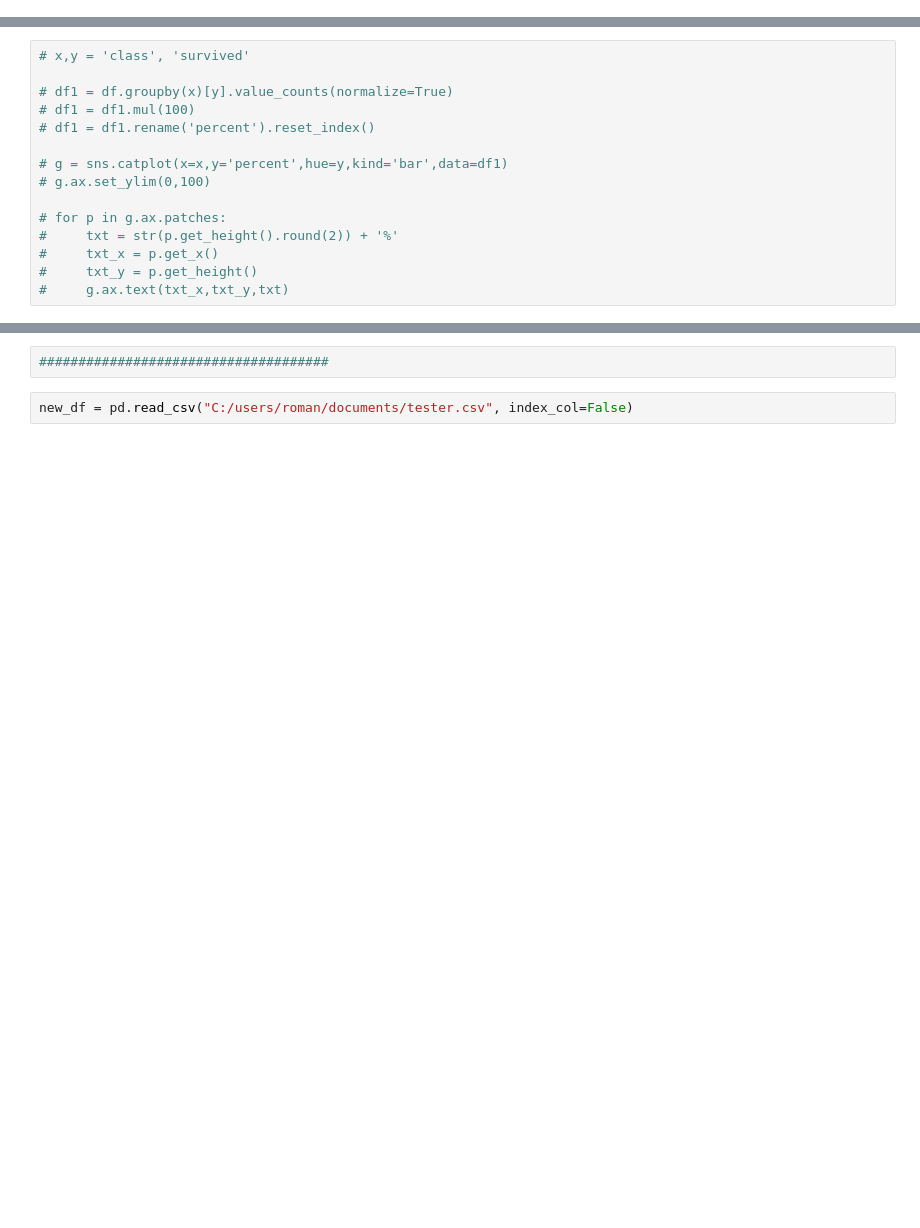
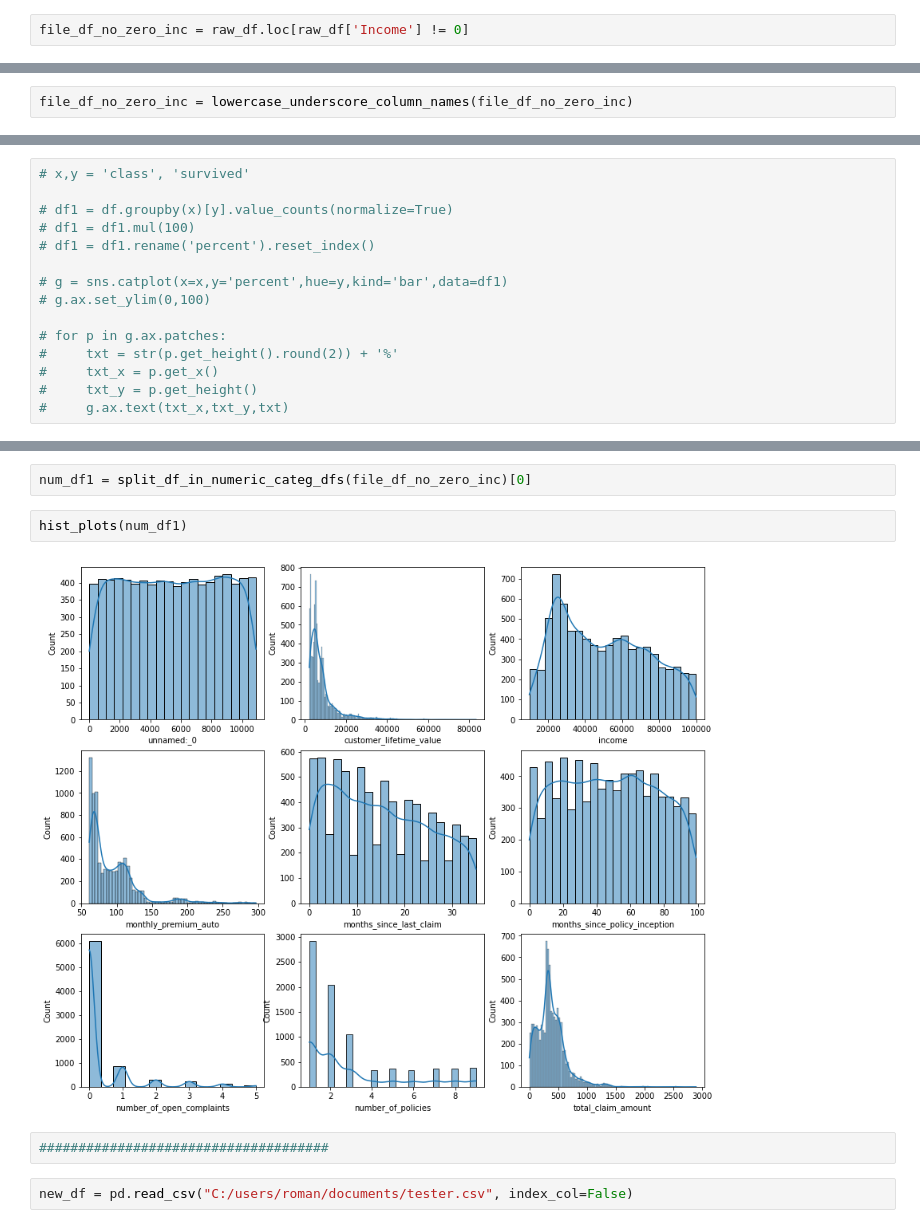
Before and after one commit to Romes-Kalt/Customer_Data_Analysis, a Jupyter notebook: activity3.ipynb, the cells around one changed output, grey strips where cells are left out. Drawn from its saved outputs; the diff is of its cells as text; blank space fills up the shorter version.

```diff
--- a/activity3.ipynb
+++ b/activity3.ipynb
@@ -147,3 +157,5 @@ sns.countplot(x=raw_df["response"])
 print(f"The response rate was {round(raw_df['response'].value_counts()[0] / len(raw_df) * 100, 2)} % {raw_df['response'].value_counts().index[0]} and {round(raw_df['response'].value_counts()[1] / len(raw_df) * 100, 2)} % {raw_df['response'].value_counts().index[1]}.")
 # %% [output]
 The response rate was 80.78 % No and 13.44 % Yes.
+# %%
+file_df_no_zero_inc = raw_df.loc[raw_df['Income'] != 0]
@@ -149,0 +182,2 @@ The response rate was 80.78 % No and 13.44 % Yes.
+# %%
+file_df_no_zero_inc = lowercase_underscore_column_names(file_df_no_zero_inc)
@@ -165,3 +216,9 @@ The response rate was 80.78 % No and 13.44 % Yes.
+# %%
+num_df1 = split_df_in_numeric_categ_dfs(file_df_no_zero_inc)[0]
+# %%
+hist_plots(num_df1)
+# %% [output]
+[figure, added]
 # %%
 #####################################
 # %%
```
Also changed, not shown: parts of 5 cells of this notebook.
